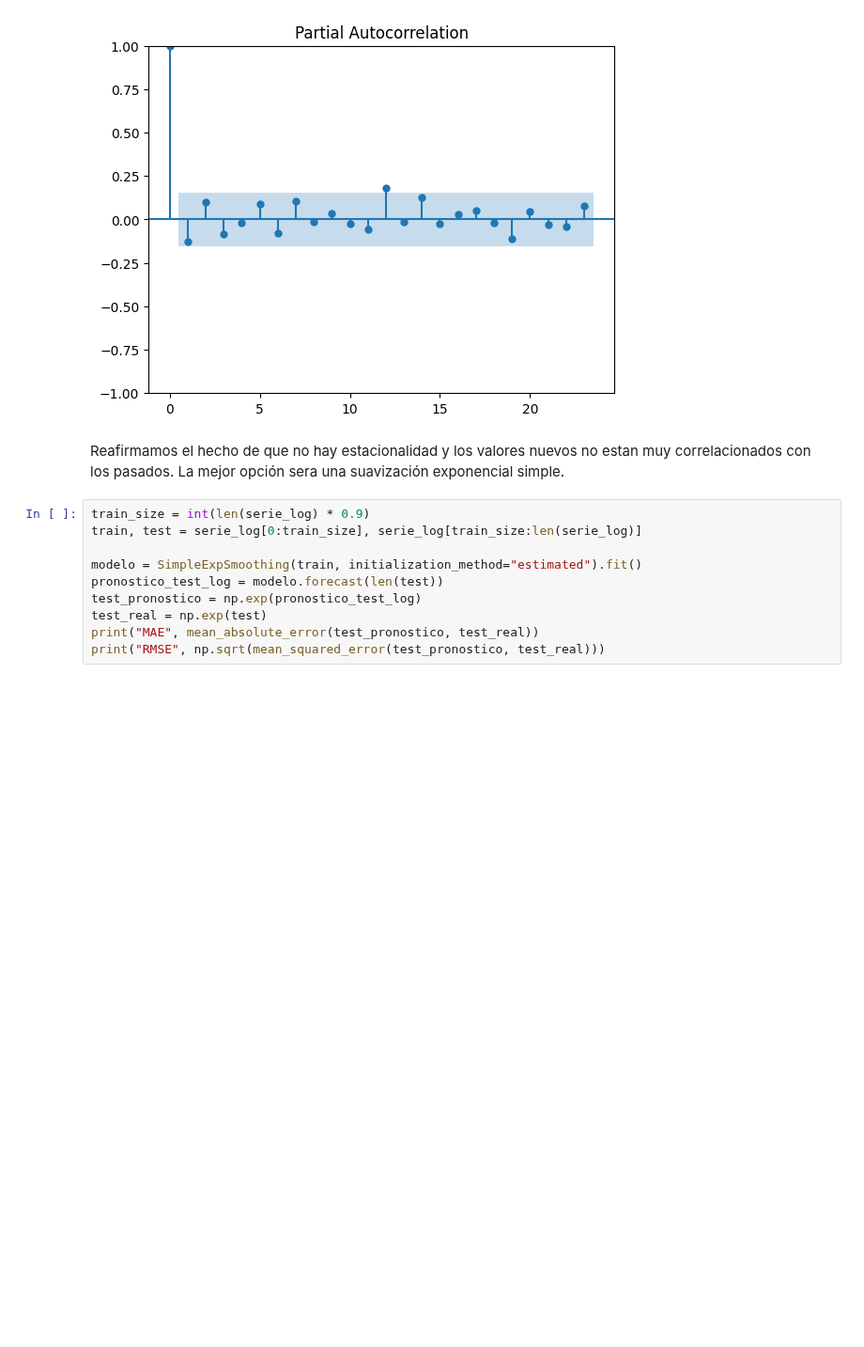
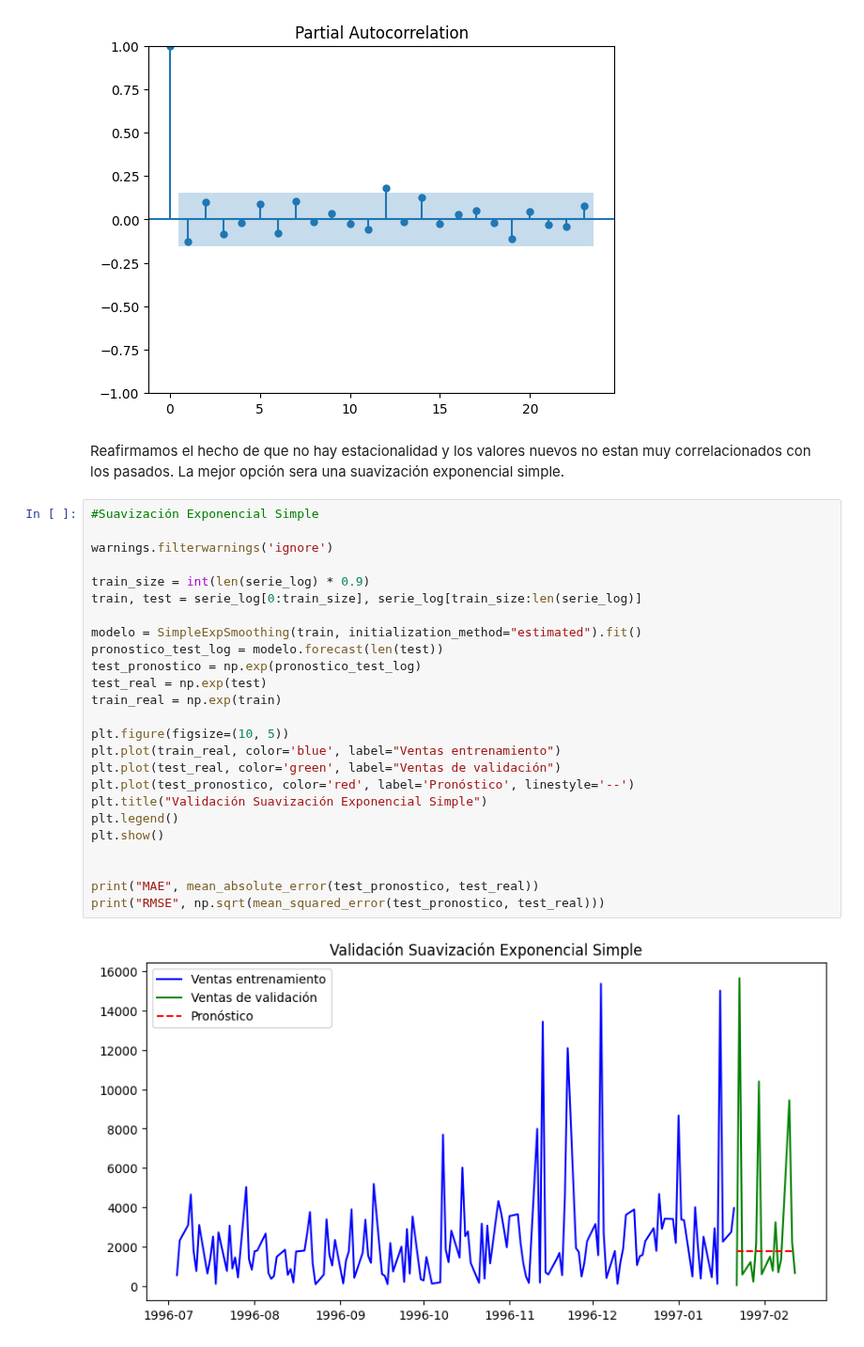
Before and after one commit to arieldatascientist/Northwind_end-to-end-ventas-forecasting-and-segmentation, a Jupyter notebook: notebooks/Forecasting_ventas_Northwind.ipynb, the cells around one changed output. Shown at 94% size. Saved outputs shown, nothing was run; the diff lists cells and outputs as text; blank space fills up the shorter version.

```diff
--- a/notebooks/Forecasting_ventas_Northwind.ipynb
+++ b/notebooks/Forecasting_ventas_Northwind.ipynb
@@ -66,13 +72,29 @@ plt.show()
 # %% [markdown]
 Reafirmamos el hecho de que no hay estacionalidad y los valores nuevos no estan muy correlacionados con los pasados. La mejor opción sera una suavización exponencial simple.
 # %%
+#Suavización Exponencial Simple
+
+warnings.filterwarnings('ignore')
+
 train_size = int(len(serie_log) * 0.9)
 train, test = serie_log[0:train_size], serie_log[train_size:len(serie_log)]
 
 modelo = SimpleExpSmoothing(train, initialization_method="estimated").fit()
 pronostico_test_log = modelo.forecast(len(test))
 test_pronostico = np.exp(pronostico_test_log)
 test_real = np.exp(test)
+train_real = np.exp(train)
+
+plt.figure(figsize=(10, 5))
+plt.plot(train_real, color='blue', label="Ventas entrenamiento")
+plt.plot(test_real, color='green', label="Ventas de validación")
+plt.plot(test_pronostico, color='red', label='Pronóstico', linestyle='--')
+plt.title("Validación Suavización Exponencial Simple")
+plt.legend()
+plt.show()
+
+
 print("MAE", mean_absolute_error(test_pronostico, test_real))
 print("RMSE", np.sqrt(mean_squared_error(test_pronostico, test_real)))
 # %% [output]
+[figure, added]
```
Also changed, not shown: parts of 11 cells of this notebook.
